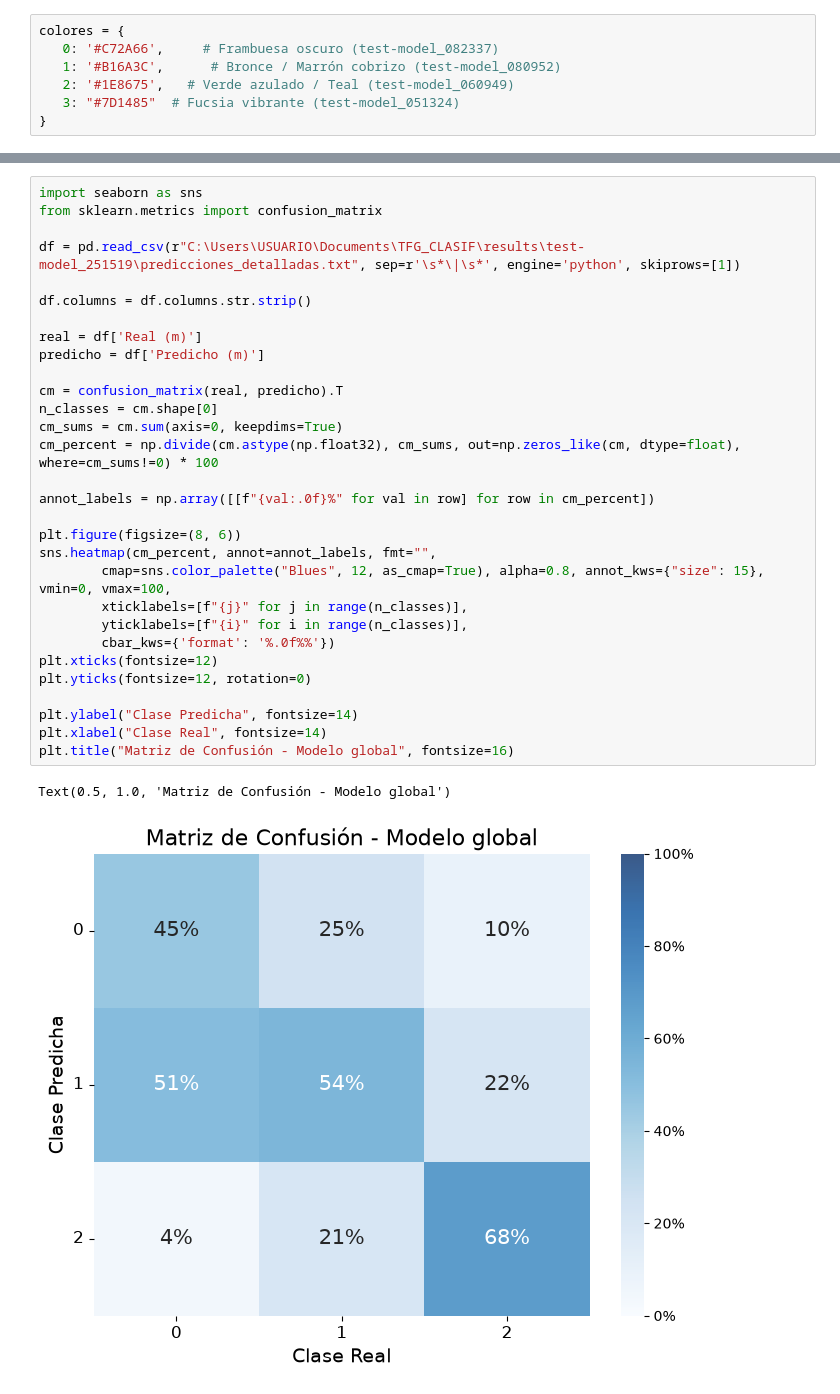
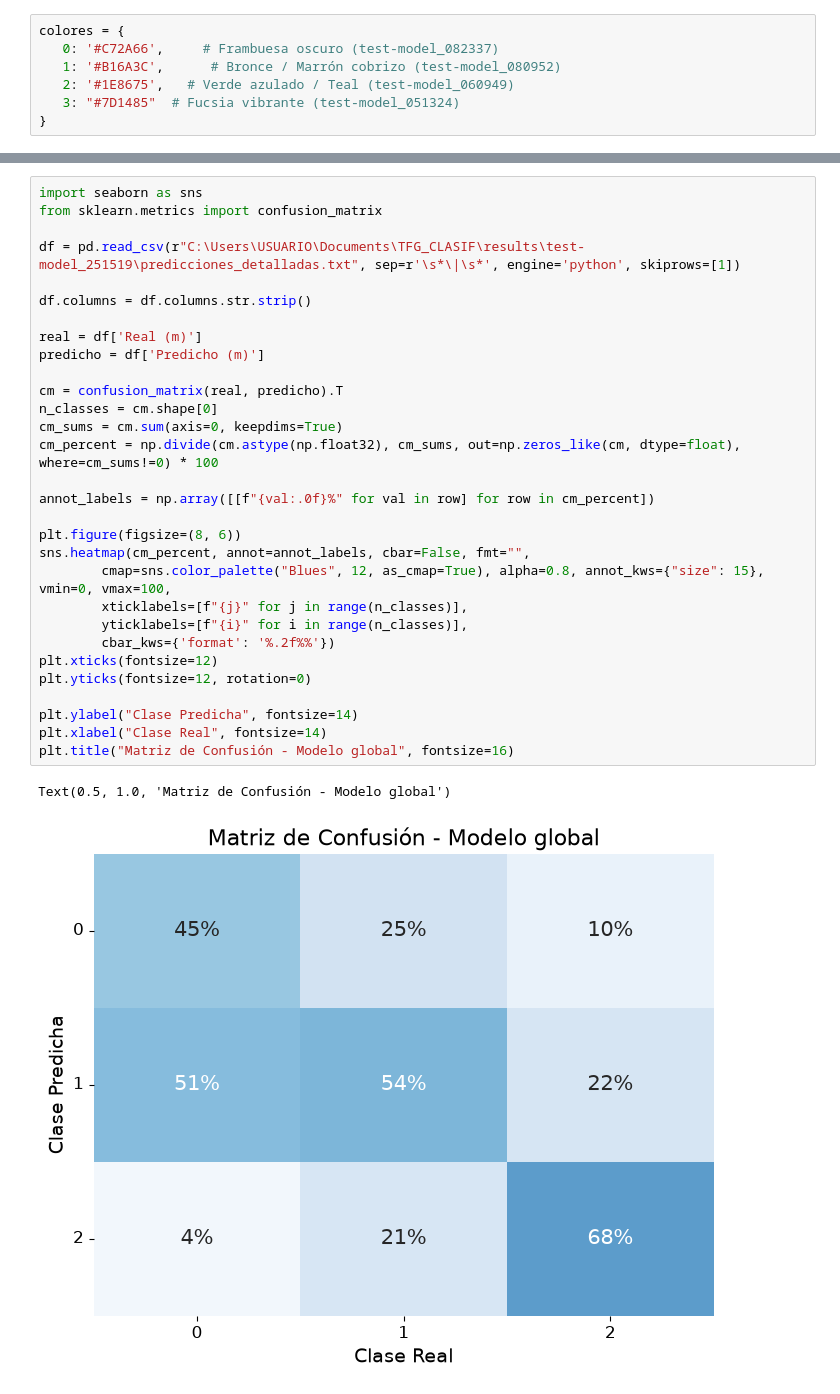
Before and after one commit to veraperez23/CloudBaseHeight, a Jupyter notebook: graphs_results/apartado3/apartado3.ipynb, the cells around one changed output, grey strips where cells are left out. Saved outputs shown, nothing was run; the diff lists cells and outputs as text.

```diff
--- a/graphs_results/apartado3/apartado3.ipynb
+++ b/graphs_results/apartado3/apartado3.ipynb
@@ -161,33 +161,33 @@ plt.show()
 # %%
 import seaborn as sns
 from sklearn.metrics import confusion_matrix
 
 df = pd.read_csv(r"C:\Users\USUARIO\Documents\TFG_CLASIF\results\test-model_251519\predicciones_detalladas.txt", sep=r'\s*\|\s*', engine='python', skiprows=[1])
 
 df.columns = df.columns.str.strip()
 
 real = df['Real (m)']
 predicho = df['Predicho (m)']
 
 cm = confusion_matrix(real, predicho).T
 n_classes = cm.shape[0]
 cm_sums = cm.sum(axis=0, keepdims=True)
 cm_percent = np.divide(cm.astype(np.float32), cm_sums, out=np.zeros_like(cm, dtype=float), where=cm_sums!=0) * 100
 
 annot_labels = np.array([[f"{val:.0f}%" for val in row] for row in cm_percent])
 
 plt.figure(figsize=(8, 6))
-sns.heatmap(cm_percent, annot=annot_labels, fmt="",
+sns.heatmap(cm_percent, annot=annot_labels, cbar=False, fmt="",
         cmap=sns.color_palette("Blues", 12, as_cmap=True), alpha=0.8, annot_kws={"size": 15}, vmin=0, vmax=100,
         xticklabels=[f"{j}" for j in range(n_classes)],
         yticklabels=[f"{i}" for i in range(n_classes)],
-        cbar_kws={'format': '%.0f%%'})
+        cbar_kws={'format': '%.2f%%'})
 plt.xticks(fontsize=12)
 plt.yticks(fontsize=12, rotation=0)
 
 plt.ylabel("Clase Predicha", fontsize=14)
 plt.xlabel("Clase Real", fontsize=14)
 plt.title("Matriz de Confusión - Modelo global", fontsize=16)
 # %% [output]
 Text(0.5, 1.0, 'Matriz de Confusión - Modelo global')
-[figure, old version]
+[figure, new version]
```
Also changed, not shown: parts of 6 cells of this notebook, 17 other files.
